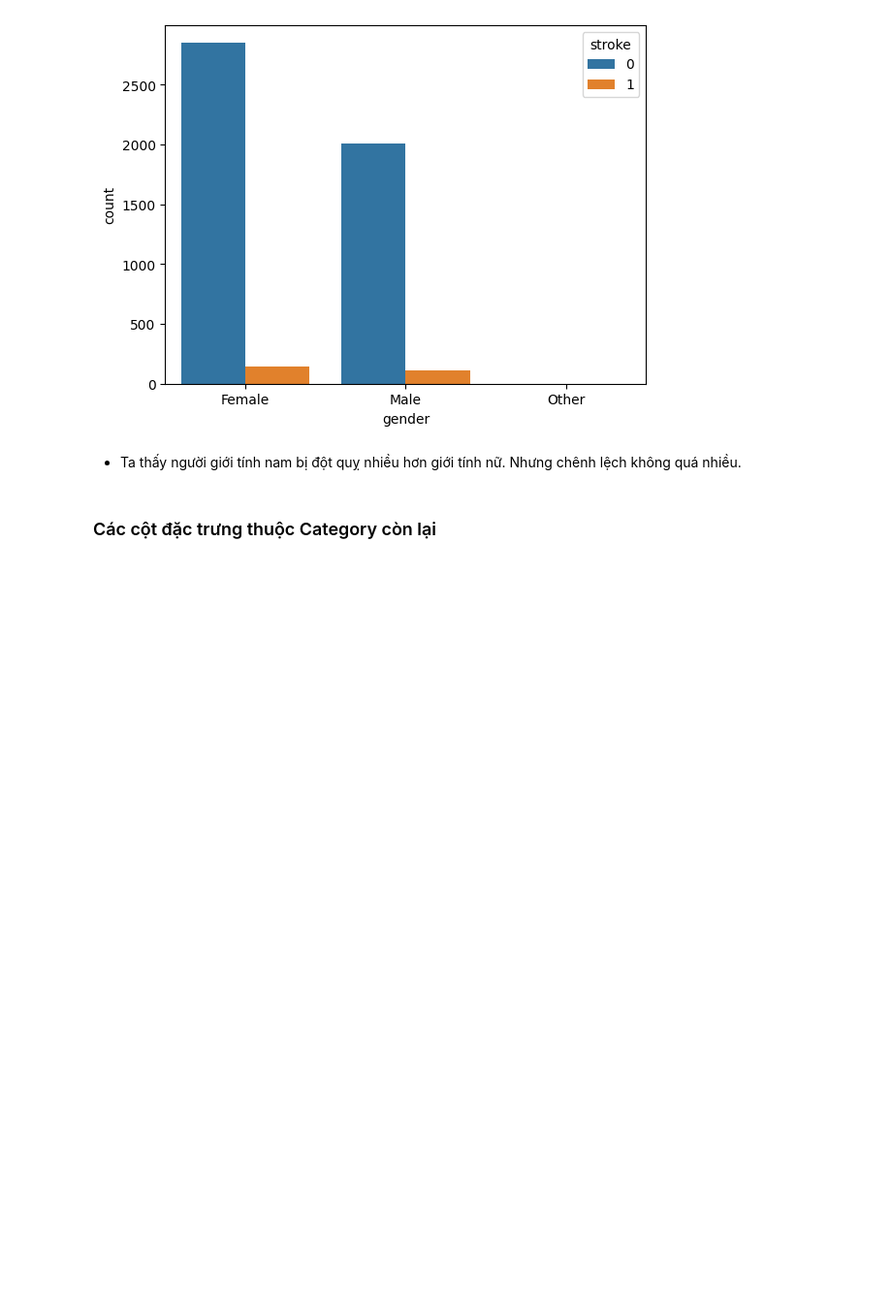
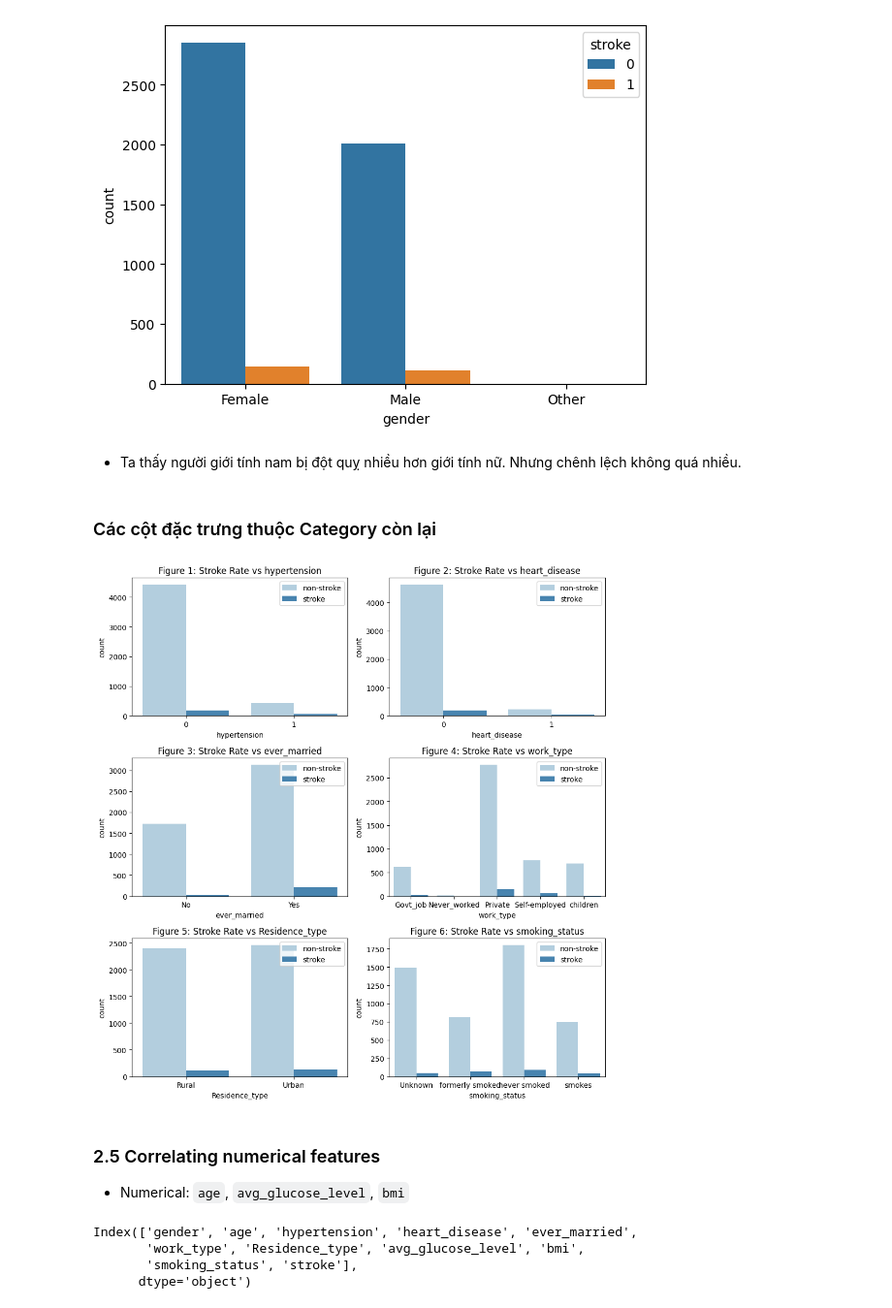
Before and after one commit to mnnam1302/Healthcare_Stroke, a Jupyter notebook: healthcare_stroke.ipynb, the cells around one changed output. Shown at 97% size. Saved outputs shown, nothing was run; the diff lists cells and outputs as text; code cells hidden in the pictures; blank space fills up the shorter version.

Commit message:
Phan loai Caterical va Numerical

```diff
--- a/healthcare_stroke.ipynb
+++ b/healthcare_stroke.ipynb
@@ -192,0 +238,33 @@ cols = []
+# %%
+# hypertension (bệnh tăng huyết áp), heart_disease (bệnh tim), ever_married, work_type, residence_type
+cols = ['hypertension', 'heart_disease', 'ever_married', 'work_type', 'Residence_type', 'smoking_status']
+
+n_rows = 3
+n_cols = 2
+
+fig, ax = plt.subplots(n_rows, n_cols, figsize=(n_cols*5, n_rows*3.5))
+
+for r in range(0, n_rows):
+    for c in range(0, n_cols):
+        i = r*n_cols + c # index to loop through list 'cols'
+        if i < len(cols):
+            ax_i = ax[r,c]
+            sns.countplot(data=patient_df, x = cols[i], hue='stroke', palette="Blues", ax=ax_i)
+            ax_i.set_title(f"Figure {i+1}: Stroke Rate vs {cols[i]}")
+            ax_i.legend(title='', loc='upper right', labels=['non-stroke', 'stroke'])
+
+
+plt.tight_layout()
+plt.show();
+# %% [output]
+[figure, added]
+# %% [markdown]
+### 2.5 Correlating numerical features
+* Numerical: `age`, `avg_glucose_level`, `bmi`
+# %%
+patient_df.columns
+# %% [output]
+Index(['gender', 'age', 'hypertension', 'heart_disease', 'ever_married',
+       'work_type', 'Residence_type', 'avg_glucose_level', 'bmi',
+       'smoking_status', 'stroke'],
+      dtype='object')
```
Also changed, not shown: parts of 37 cells of this notebook.
